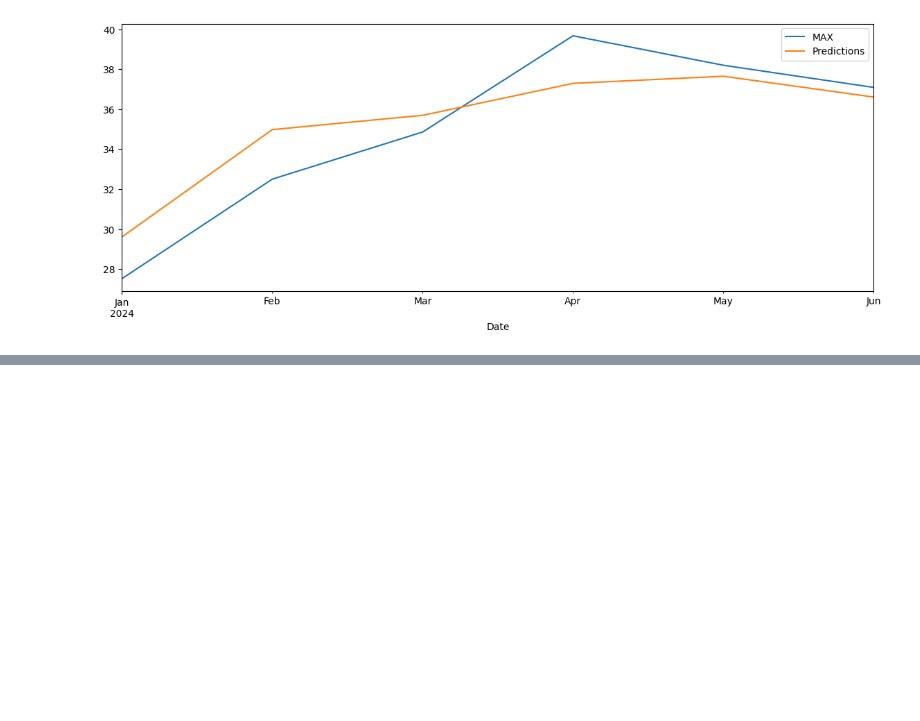
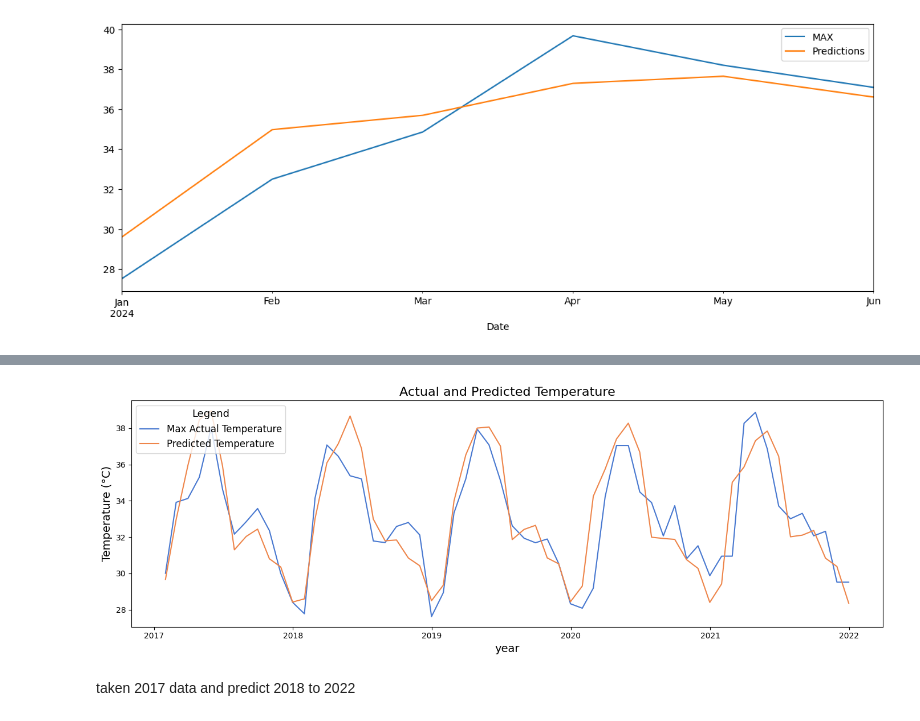
Before and after one commit to DeepMathukiya/Temperature, a Jupyter notebook: LSTM 2nd.ipynb, the cells around one changed output, grey strips where cells are left out. Cells and saved outputs as stored; diff of their text form; code cells hidden in the pictures; blank space fills up the shorter version.

```diff
--- a/LSTM 2nd.ipynb
+++ b/LSTM 2nd.ipynb
@@ -663,0 +802,6 @@ f24.plot(figsize=(14,5))
+# %%
+c
+# %% [output]
+[figure, added]
+# %% [markdown]
+taken 2017 data and predict 2018 to 2022
```
Also changed, not shown: parts of 24 cells of this notebook, 1 other file.
